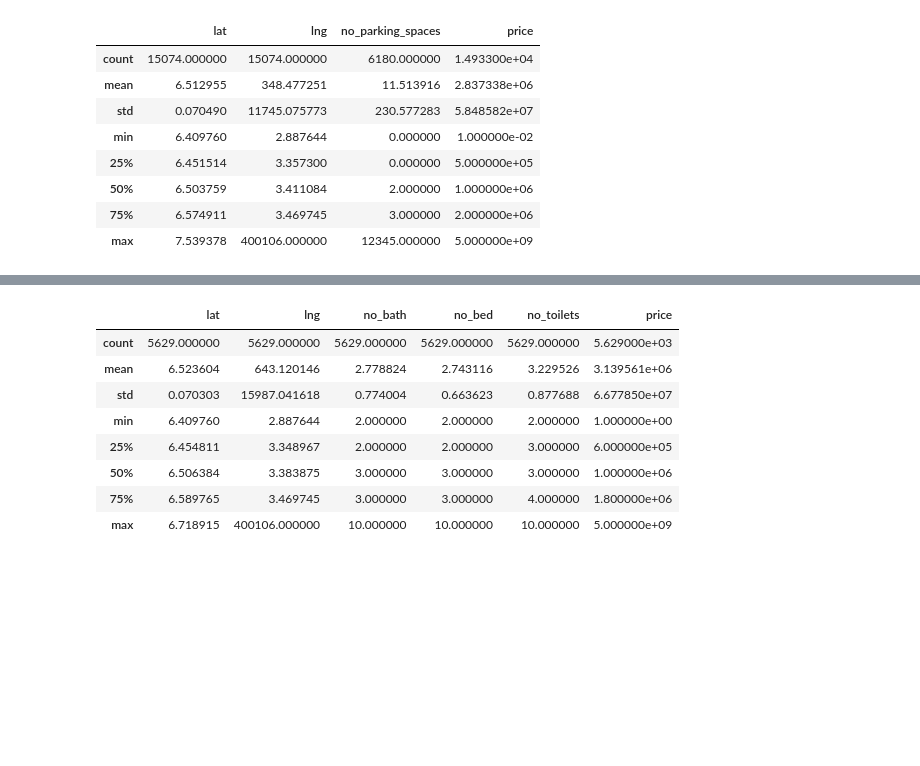
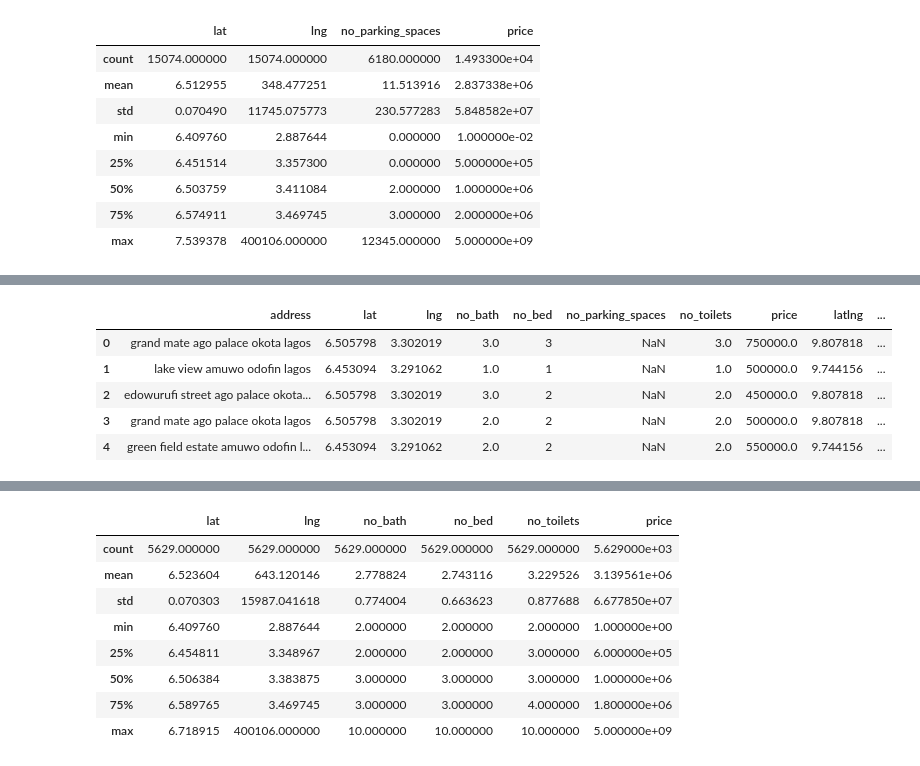
Before and after one commit to victorlenerd/lagos_housing, a Jupyter notebook: lagos_housing.ipynb, the cells around one changed output, grey strips where cells are left out. Saved outputs shown, nothing was run; the diff lists cells and outputs as text; code cells hidden in the pictures; blank space fills up the shorter version.

```diff
--- a/lagos_housing.ipynb
+++ b/lagos_housing.ipynb
@@ -59,0 +85,2 @@ df.describe()
+# %%
+df["latlng"] = df['lat'] + df['lng']
@@ -59,0 +99,11 @@ df.describe()
+# %%
+df["total_rooms"] = df['no_bath'] + df['no_bed'] + df['no_toilets']
+# %%
+df.head()
+# %% [output]
+|  | address | lat | lng | no_bath | no_bed | no_parking_spaces | no_toilets | price | latlng | ... |
+| 0 | grand mate ago palace okota lagos | 6.505798 | 3.302019 | 3.0 | 3 | NaN | 3.0 | 750000.0 | 9.807818 | ... |
+| 1 | lake view amuwo odofin lagos | 6.453094 | 3.291062 | 1.0 | 1 | NaN | 1.0 | 500000.0 | 9.744156 | ... |
+| 2 | edowurufi street ago palace okota... | 6.505798 | 3.302019 | 3.0 | 2 | NaN | 2.0 | 450000.0 | 9.807818 | ... |
+| 3 | grand mate ago palace okota lagos | 6.505798 | 3.302019 | 2.0 | 2 | NaN | 2.0 | 500000.0 | 9.807818 | ... |
+| 4 | green field estate amuwo odofin l... | 6.453094 | 3.291062 | 2.0 | 2 | NaN | 2.0 | 550000.0 | 9.744156 | ... |
```
Also changed, not shown: parts of 6 cells of this notebook.
